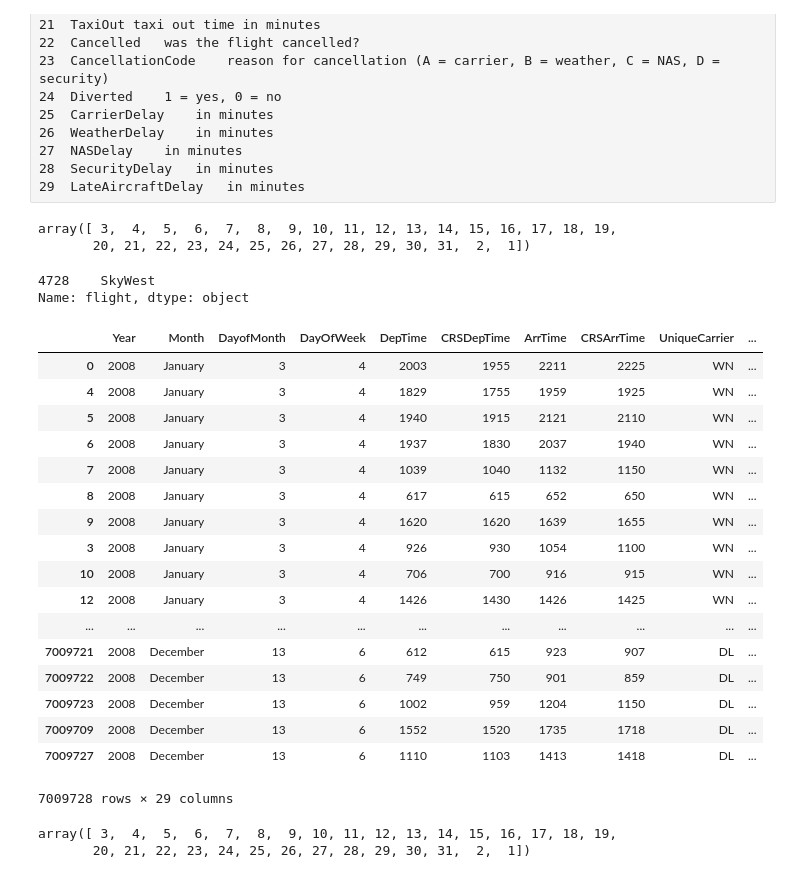
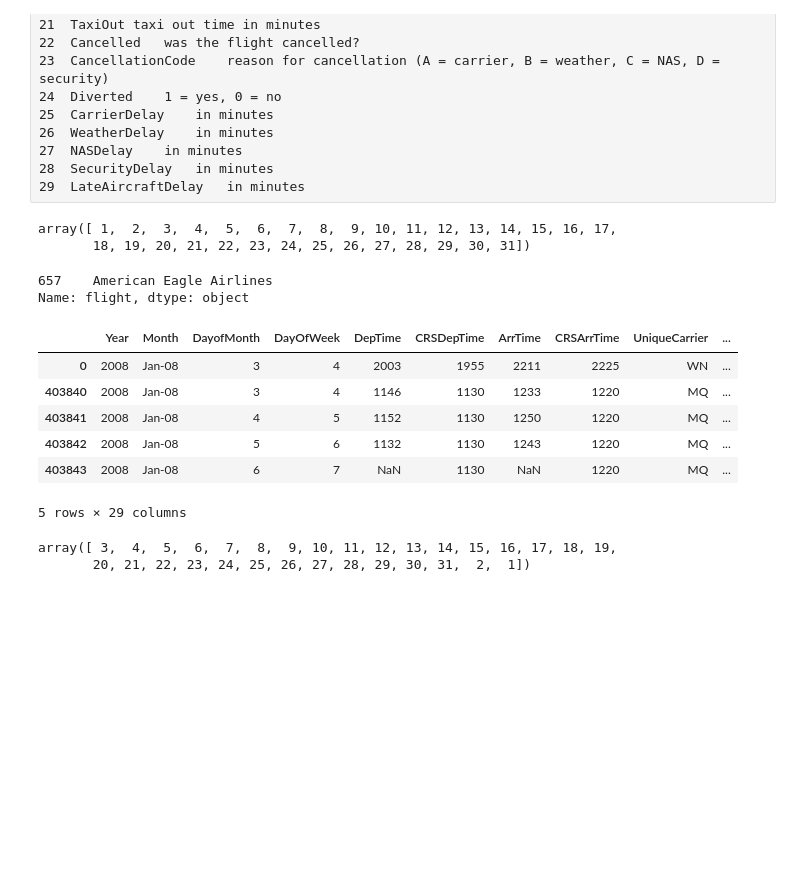
Before and after one commit to ruimaranhao/DataAnalystNanodegree, a Jupyter notebook: P6/processdata.ipynb, the cells around one changed output. Cells and saved outputs as stored; diff of their text form; code cells hidden in the pictures; blank space fills up the shorter version.

Commit message:
add data set -- cancelled flights

```diff
--- a/P6/processdata.ipynb
+++ b/P6/processdata.ipynb
@@ -35,41 +36,30 @@ Name	Description
 28	SecurityDelay	in minutes
 29	LateAircraftDelay	in minutes
 # %%
-df['DayofMonth'].unique()
+np.sort(df['DayofMonth'].unique())
 # %% [output]
-array([ 3,  4,  5,  6,  7,  8,  9, 10, 11, 12, 13, 14, 15, 16, 17, 18, 19,
-       20, 21, 22, 23, 24, 25, 26, 27, 28, 29, 30, 31,  2,  1])
+array([ 1,  2,  3,  4,  5,  6,  7,  8,  9, 10, 11, 12, 13, 14, 15, 16, 17,
+       18, 19, 20, 21, 22, 23, 24, 25, 26, 27, 28, 29, 30, 31])
 # %%
 dfa = pd.read_csv("data/airline_codes.csv")
-dfa[dfa.code == 'OO']['flight']
+dfa[dfa.code == 'MQ']['flight']
 # %% [output]
-4728    SkyWest
+657    American Eagle Airlines
 Name: flight, dtype: object
 # %%
 import datetime
 
 df = df.sort(['Month'], ascending=[1])
-df['Month'] = df['Month'].apply(lambda x: datetime.date(1900, x, 1).strftime('%B'))
+df['Month'] = df['Month'].apply(lambda x: datetime.date(2008, x, 1).strftime('%b-%y'))
 df.head()
 # %% [output]
 |  | Year | Month | DayofMonth | DayOfWeek | DepTime | CRSDepTime | ArrTime | CRSArrTime | UniqueCarrier | ... |
-| 0 | 2008 | January | 3 | 4 | 2003 | 1955 | 2211 | 2225 | WN | ... |
-| 4 | 2008 | January | 3 | 4 | 1829 | 1755 | 1959 | 1925 | WN | ... |
-| 5 | 2008 | January | 3 | 4 | 1940 | 1915 | 2121 | 2110 | WN | ... |
-| 6 | 2008 | January | 3 | 4 | 1937 | 1830 | 2037 | 1940 | WN | ... |
-| 7 | 2008 | January | 3 | 4 | 1039 | 1040 | 1132 | 1150 | WN | ... |
-| 8 | 2008 | January | 3 | 4 | 617 | 615 | 652 | 650 | WN | ... |
-| 9 | 2008 | January | 3 | 4 | 1620 | 1620 | 1639 | 1655 | WN | ... |
-| 3 | 2008 | January | 3 | 4 | 926 | 930 | 1054 | 1100 | WN | ... |
-| 10 | 2008 | January | 3 | 4 | 706 | 700 | 916 | 915 | WN | ... |
-| 12 | 2008 | January | 3 | 4 | 1426 | 1430 | 1426 | 1425 | WN | ... |
-| ... | ... | ... | ... | ... | ... | ... | ... | ... | ... | ... |
-| 7009721 | 2008 | December | 13 | 6 | 612 | 615 | 923 | 907 | DL | ... |
-| 7009722 | 2008 | December | 13 | 6 | 749 | 750 | 901 | 859 | DL | ... |
-| 7009723 | 2008 | December | 13 | 6 | 1002 | 959 | 1204 | 1150 | DL | ... |
-| 7009709 | 2008 | December | 13 | 6 | 1552 | 1520 | 1735 | 1718 | DL | ... |
-| 7009727 | 2008 | December | 13 | 6 | 1110 | 1103 | 1413 | 1418 | DL | ... |
+| 0 | 2008 | Jan-08 | 3 | 4 | 2003 | 1955 | 2211 | 2225 | WN | ... |
+| 403840 | 2008 | Jan-08 | 3 | 4 | 1146 | 1130 | 1233 | 1220 | MQ | ... |
+| 403841 | 2008 | Jan-08 | 4 | 5 | 1152 | 1130 | 1250 | 1220 | MQ | ... |
+| 403842 | 2008 | Jan-08 | 5 | 6 | 1132 | 1130 | 1243 | 1220 | MQ | ... |
+| 403843 | 2008 | Jan-08 | 6 | 7 | NaN | 1130 | NaN | 1220 | MQ | ... |
-7009728 rows × 29 columns
+5 rows × 29 columns
 # %%
 import pandasql
 
```
Also changed, not shown: parts of 9 cells of this notebook, 2 other files.
